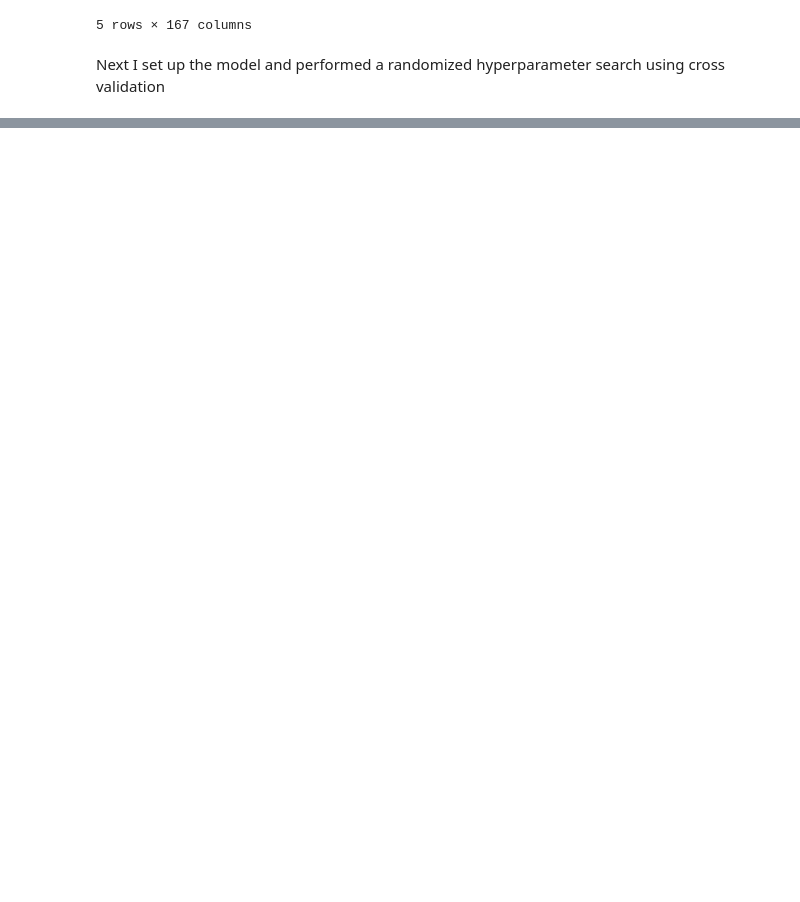
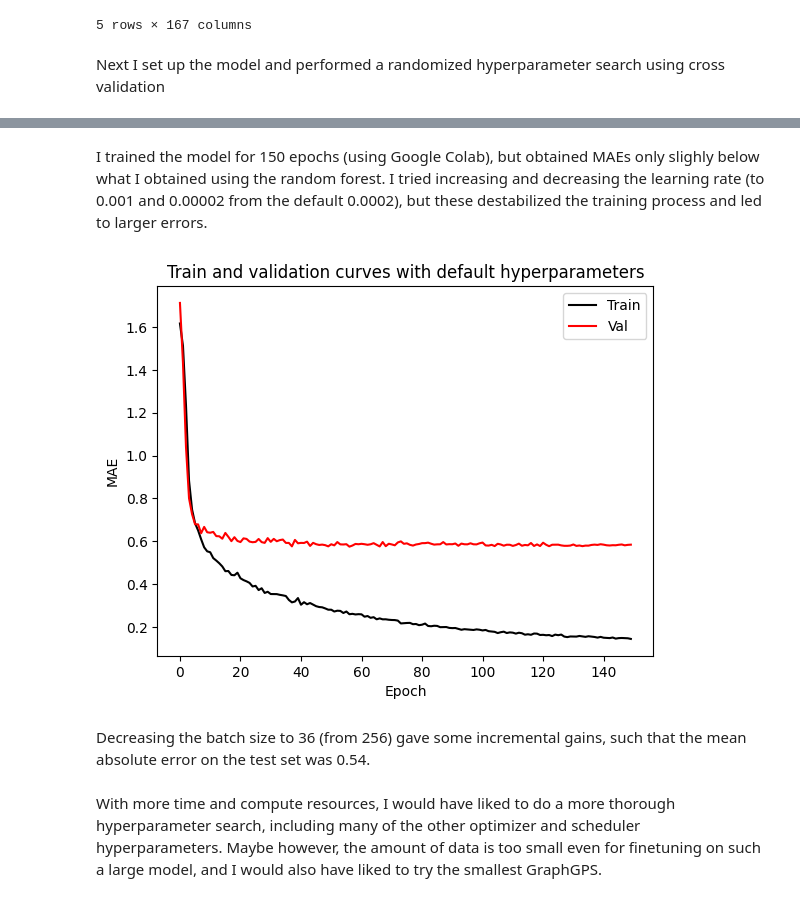
Before and after one commit to tz545/EGFR-detection-GraphGPS, a Jupyter notebook: notebooks/project_report.ipynb, the cells around one changed output, grey strips where cells are left out. Saved outputs shown, nothing was run; the diff lists cells and outputs as text; code cells hidden in the pictures; blank space fills up the shorter version.

Commit message:
updated project report with GraphGPS work

```diff
--- a/notebooks/project_report.ipynb
+++ b/notebooks/project_report.ipynb
@@ -143,0 +169,19 @@ Mean absolute error: 0.6617428062542967
+# %% [markdown]
+I trained the model for 150 epochs (using Google Colab), but obtained MAEs only slighly below what I obtained using the random forest. I tried increasing and decreasing the learning rate (to 0.001 and 0.00002 from the default 0.0002), but these destabilized the training process and led to larger errors.
+# %%
+train_mae = pd.read_csv("wandb_export_train.csv")
+val_mae = pd.read_csv("wandb_export_val_mae.csv")
+
+plt.title("Train and validation curves with default hyperparameters")
+plt.plot(train_mae.iloc[:,0], train_mae.iloc[:,1], c='k', label='Train')
+plt.plot(val_mae.iloc[:,0], val_mae.iloc[:,1], c='r', label='Val')
+plt.xlabel("Epoch")
+plt.ylabel("MAE")
+plt.legend(loc='best')
+plt.show()
+# %% [output]
+[figure, added]
+# %% [markdown]
+Decreasing the batch size to 36 (from 256) gave some incremental gains, such that the mean absolute error on the test set was 0.54.
+# %% [markdown]
+With more time and compute resources, I would have liked to do a more thorough hyperparameter search, including many of the other optimizer and scheduler hyperparameters. Maybe however, the amount of data is too small even for finetuning on such a large model, and I would also have liked to try the smallest GraphGPS.
```
Also changed, not shown: parts of 11 cells of this notebook, 1 other file.
